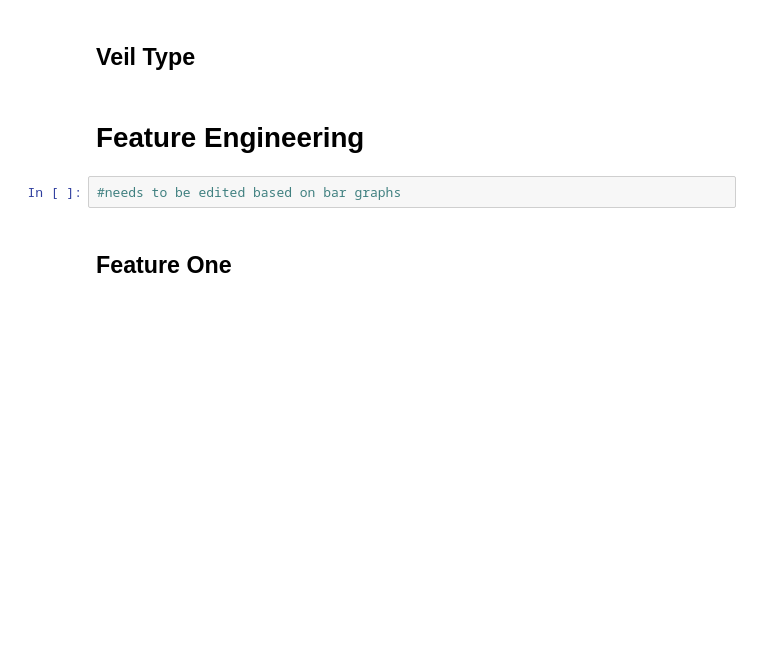
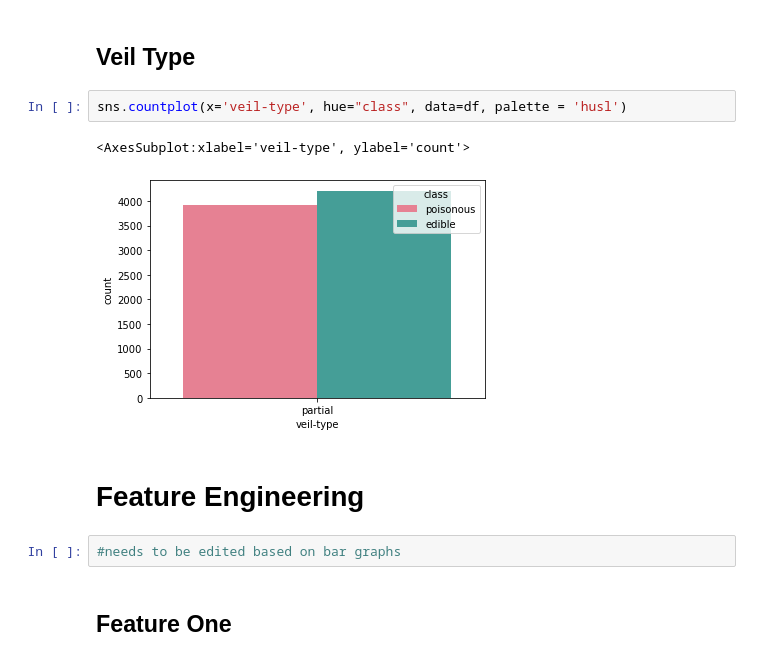
Before and after one commit to raizelistaken/Classification_project3, a Jupyter notebook: Thursday.ipynb, the cells around one changed output. Drawn from its saved outputs; the diff is of its cells as text; blank space fills up the shorter version.

```diff
--- a/Thursday.ipynb
+++ b/Thursday.ipynb
@@ -359,5 +433,10 @@ The 99.9% confidence score is 10.282 and our stat of 2041.416 greatly exceeds th
 # %% [markdown]
 ## Veil Type
+# %%
+sns.countplot(x='veil-type', hue="class", data=df, palette = 'husl')
+# %% [output]
+<AxesSubplot:xlabel='veil-type', ylabel='count'>
+[figure, added]
 # %% [markdown]
 # Feature Engineering
 # %%
```
Also changed, not shown: parts of 12 cells of this notebook.
